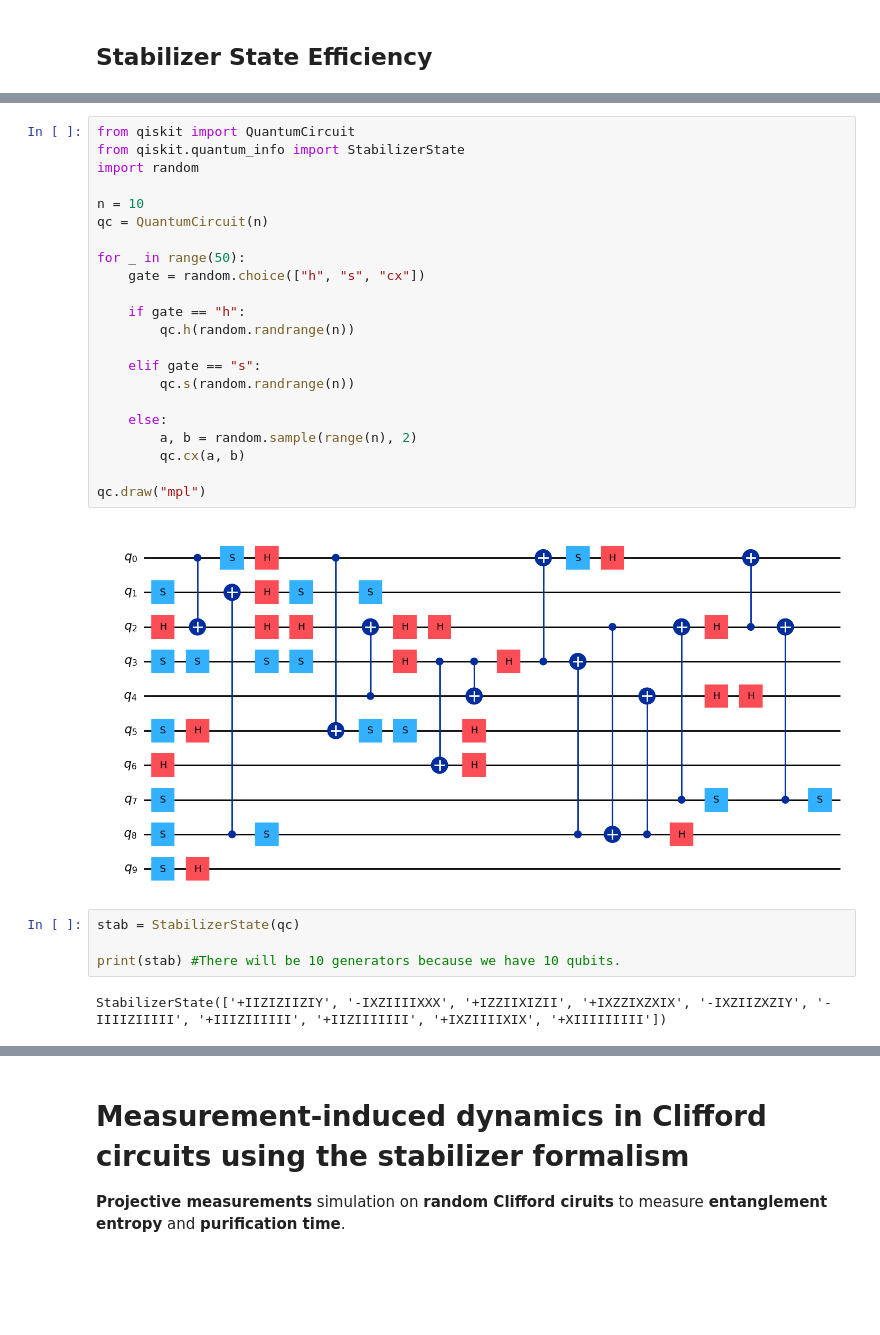
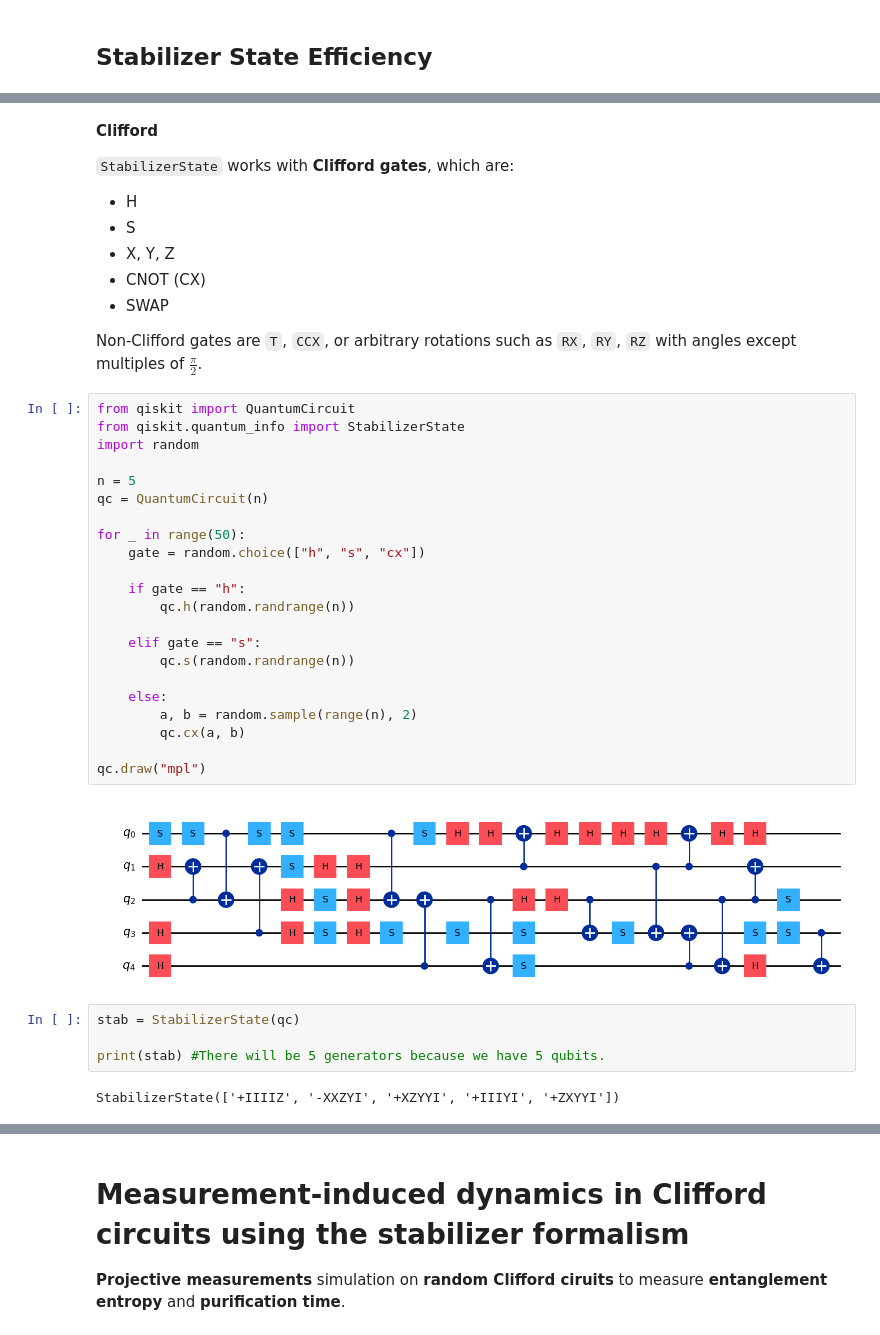
Before and after one commit to AKookani/BrickwallCliffordCircuit, a Jupyter notebook: Meeting_24_6_2026.ipynb, the cells around one changed output, grey strips where cells are left out. Cells and saved outputs as stored; diff of their text form; blank space fills up the shorter version.

```diff
--- a/Meeting_24_6_2026.ipynb
+++ b/Meeting_24_6_2026.ipynb
@@ -132,33 +118,45 @@ If your circuit contains non-Clifford gates like `T`, `CCX` (Toffoli, in general
+# %% [markdown]
+**Clifford**
+
+`StabilizerState` works with **Clifford gates**, which are:
+
+* H
+* S
+* X, Y, Z
+* CNOT (CX)
+* SWAP
+
+Non-Clifford gates are `T`, `CCX`, or arbitrary rotations such as `RX`, `RY`, `RZ` with angles except multiples of $\frac{\pi}{2}$.
 # %%
 from qiskit import QuantumCircuit
 from qiskit.quantum_info import StabilizerState
 import random
 
-n = 10
+n = 5
 qc = QuantumCircuit(n)
 
 for _ in range(50):
     gate = random.choice(["h", "s", "cx"])
 
     if gate == "h":
         qc.h(random.randrange(n))
 
     elif gate == "s":
         qc.s(random.randrange(n))
 
     else:
         a, b = random.sample(range(n), 2)
         qc.cx(a, b)
 
 qc.draw("mpl")
 # %% [output]
-[figure, old version]
+[figure, new version]
 # %%
 stab = StabilizerState(qc)
 
-print(stab) #There will be 10 generators because we have 10 qubits.
+print(stab) #There will be 5 generators because we have 5 qubits.
 # %% [output]
-StabilizerState(['+IIZIZIIZIY', '-IXZIIIIXXX', '+IZZIIXIZII', '+IXZZIXZXIX', '-IXZIIZXZIY', '-IIIIZIIIII', '+IIIZIIIIII', '+IIZIIIIIII', '+IXZIIIIXIX', '+XIIIIIIIII'])
+StabilizerState(['+IIIIZ', '-XXZYI', '+XZYYI', '+IIIYI', '+ZXYYI'])
 # %%
 from qiskit.quantum_info import Statevector
 
```
Also changed, not shown: parts of 2 cells of this notebook.
